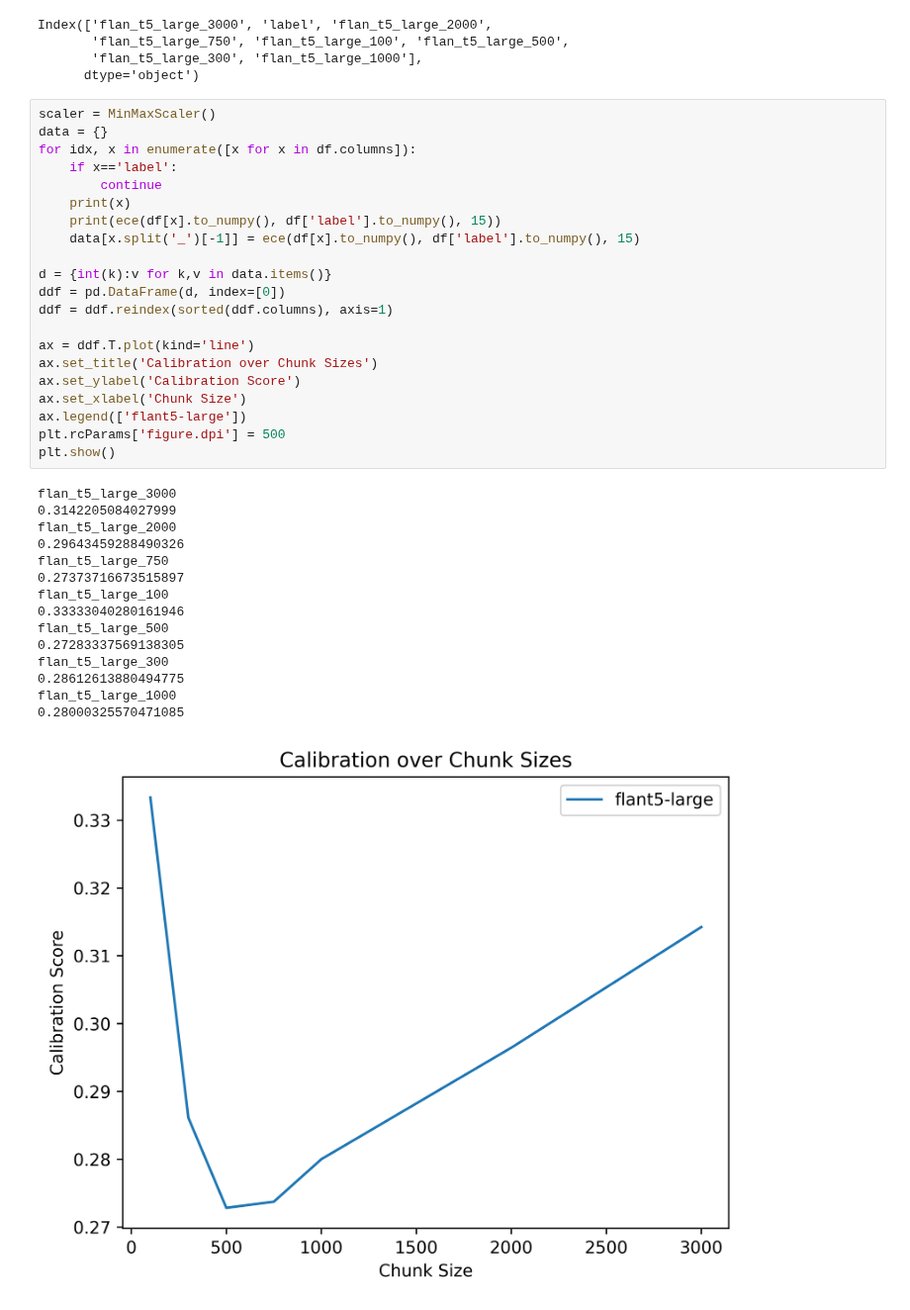
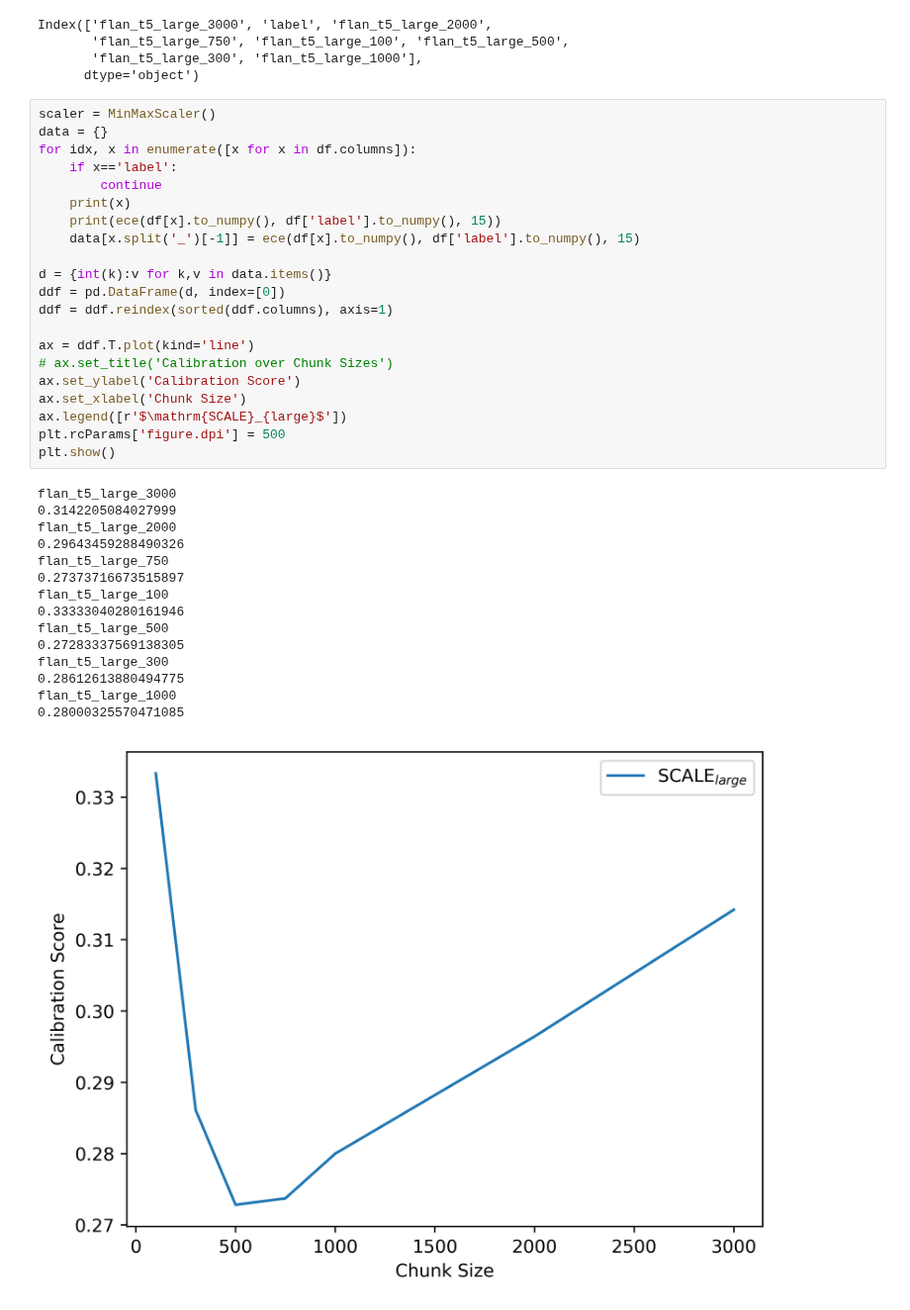
Before and after one commit to asappresearch/scale-score, a Jupyter notebook: experiments/calibration/calculate_calibrations.ipynb, the cells around one changed output. Shown at 99% size. Drawn from its saved outputs; the diff is of its cells as text.

```diff
--- a/experiments/calibration/calculate_calibrations.ipynb
+++ b/experiments/calibration/calculate_calibrations.ipynb
@@ -110,33 +110,33 @@ for idx, x in enumerate([x for x in df.columns]):
     if x=='label':
         continue
     print(x)
     print(ece(df[x].to_numpy(), df['label'].to_numpy(), 15))
     data[x.split('_')[-1]] = ece(df[x].to_numpy(), df['label'].to_numpy(), 15)
 
 d = {int(k):v for k,v in data.items()}
 ddf = pd.DataFrame(d, index=[0])
 ddf = ddf.reindex(sorted(ddf.columns), axis=1)
 
 ax = ddf.T.plot(kind='line')
-ax.set_title('Calibration over Chunk Sizes')
+# ax.set_title('Calibration over Chunk Sizes')
 ax.set_ylabel('Calibration Score')
 ax.set_xlabel('Chunk Size')
-ax.legend(['flant5-large'])
+ax.legend([r'$\mathrm{SCALE}_{large}$'])
 plt.rcParams['figure.dpi'] = 500
 plt.show()
 # %% [output]
 flan_t5_large_3000
 0.3142205084027999
 flan_t5_large_2000
 0.29643459288490326
 flan_t5_large_750
 0.27373716673515897
 flan_t5_large_100
 0.33333040280161946
 flan_t5_large_500
 0.27283337569138305
 flan_t5_large_300
 0.28612613880494775
 flan_t5_large_1000
 0.28000325570471085
-[figure, old version]
+[figure, new version]
```
Also changed, not shown: 31 other files.
